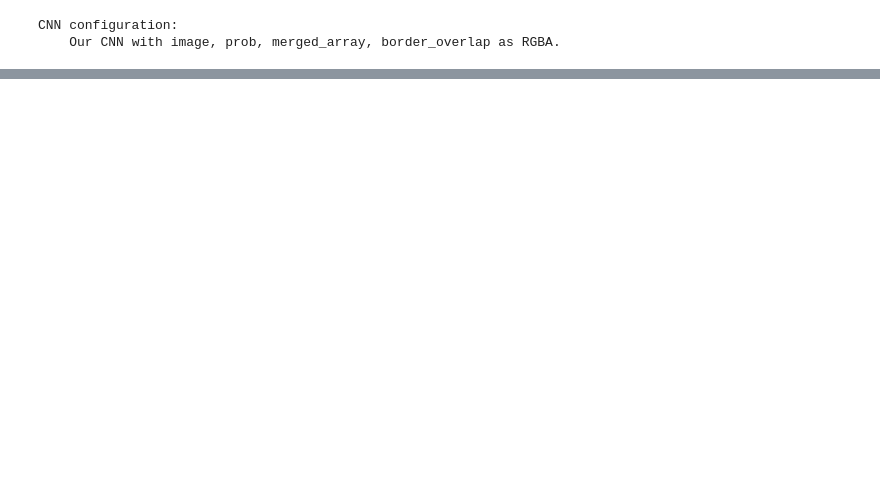
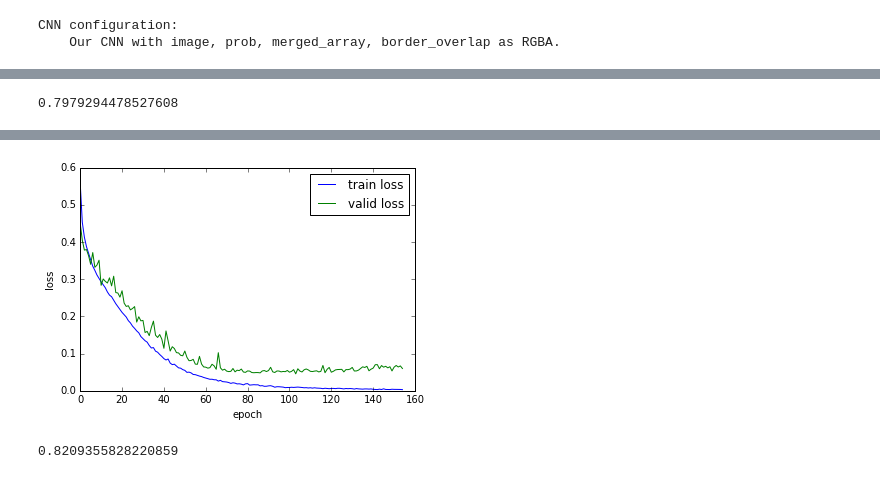
Before and after one commit to SrutiBh/mlproof, a Jupyter notebook: RGBA_image_prob_mergedarray_borderoverlap.ipynb, the cells around one changed output, grey strips where cells are left out. Drawn from its saved outputs; the diff is of its cells as text; code cells hidden in the pictures; blank space fills up the shorter version.

Commit message:
Results for RGBA net on smaller dataset are ready.

```diff
--- a/RGBA_image_prob_mergedarray_borderoverlap.ipynb
+++ b/RGBA_image_prob_mergedarray_borderoverlap.ipynb
@@ -57,0 +59,9 @@ cnn = cnn.fit(X_train_rgba, y_train)
+# %%
+# this is the score on cylinder_small1 with regularization and patience counter 50
+cnn.score(X_test_rgba, y_test)
+# %% [output]
+0.7979294478527608
+# %%
+# this is the plot on cylinder_small1 with regularization and patience counter 50
+plot_loss(cnn)
+# %% [output]
@@ -57,0 +69,6 @@ cnn = cnn.fit(X_train_rgba, y_train)
+[figure, added]
+# %%
+# this is the score on cylinder_small1 with regularization
+cnn.score(X_test_rgba, y_test)
+# %% [output]
+0.8209355828220859
```
Also changed, not shown: parts of 7 cells of this notebook, 3 other files.
